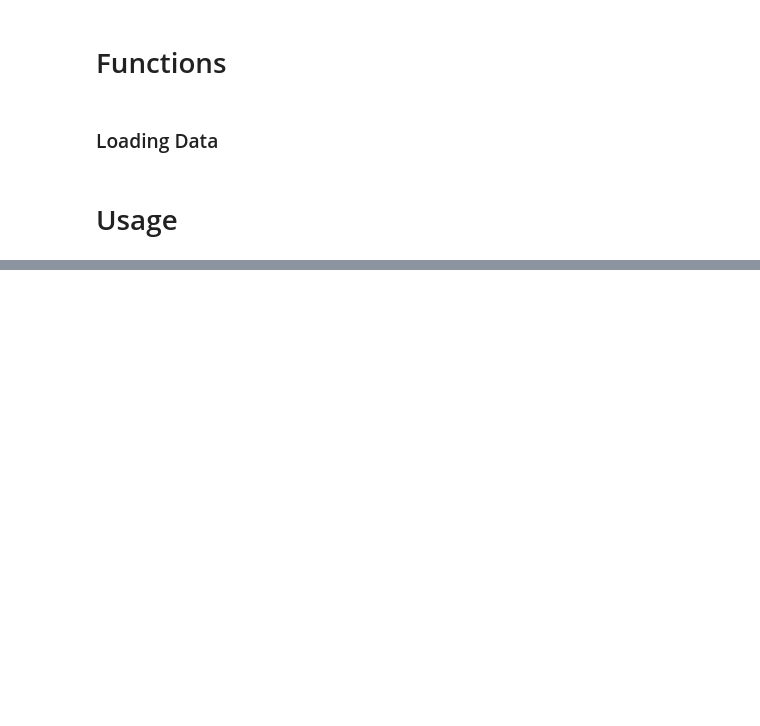
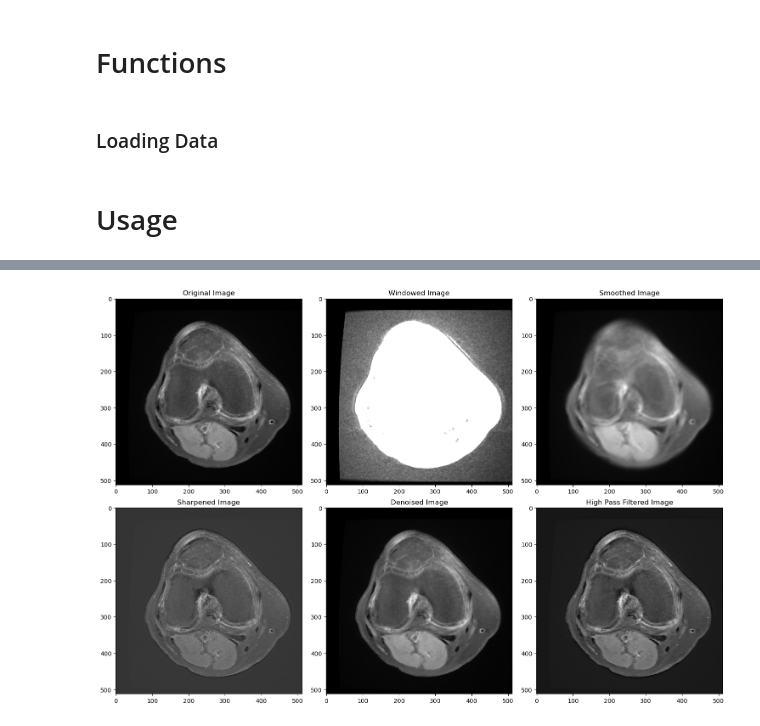
Before and after one commit to cln-Kafka/DICOM-Viewer, a Jupyter notebook: Additional/image_enhancement.ipynb, the cells around one changed output, grey strips where cells are left out. Saved outputs shown, nothing was run; the diff lists cells and outputs as text; code cells hidden in the pictures; blank space fills up the shorter version.

Commit message:
image_enhancement
window_leveling still not working
the rest of img_enhance is done

```diff
--- a/Additional/image_enhancement.ipynb
+++ b/Additional/image_enhancement.ipynb
@@ -161,13 +185,13 @@ image = windowed_image
 # %%
-# Apply sharpening
-sharpened_image = sharpen_image(dicom_image, .8)
-image = sharpened_image
+# # Apply sharpening
+# sharpened_image = sharpen_image(dicom_image, .8)
+# image = sharpened_image
 # %%
-# Apply sharpening
-smoothed_image = smooth_image(dicom_image, 1, 2)
-image = smoothed_image
+# # Apply sharpening
+# smoothed_image = smooth_image(dicom_image, 1, 2)
+# image = smoothed_image
 # %%
-# Apply noise reduction
-smoothed_image = reduce_noise(dicom_image, 'Median')
-image = smoothed_image
+# # Apply noise reduction
+# smoothed_image = reduce_noise(dicom_image, 'Median')
+# image = smoothed_image
 # %%
@@ -178,0 +203,31 @@ plt.show()
+# %%
+
+# Apply image enhancements
+windowed_image = apply_window(image, window_level=100, window_width=200)  # Adjust window level and width
+smoothed_image = smooth_image(image, sigma=2, strength=1.0)
+sharpened_image = sharpen_image(image, strength=1.5)
+denoised_image = reduce_noise(image, filter_type='Median', size=3)
+normalized_image = normalize_image(image)
+high_pass_filtered_image = high_pass_filter_cv(image, sigma=1.0, strength=1.5)
+
+# Plot the original and enhanced images
+fig, axes = plt.subplots(2, 3, figsize=(15, 10))
+
+axes[0, 0].imshow(image[image.shape[0] // 2], cmap='gray')
+axes[0, 0].set_title('Original Image')
+axes[0, 1].imshow(windowed_image[windowed_image.shape[0] // 2], cmap='gray')
+axes[0, 1].set_title('Windowed Image')
+axes[0, 2].imshow(smoothed_image[smoothed_image.shape[0] // 2], cmap='gray')
+axes[0, 2].set_title('Smoothed Image')
+
+axes[1, 0].imshow(sharpened_image[sharpened_image.shape[0] // 2], cmap='gray')
+axes[1, 0].set_title('Sharpened Image')
+axes[1, 1].imshow(denoised_image[denoised_image.shape[0] // 2], cmap='gray')
+axes[1, 1].set_title('Denoised Image')
+axes[1, 2].imshow(high_pass_filtered_image[high_pass_filtered_image.shape[0] // 2], cmap='gray')
+axes[1, 2].set_title('High Pass Filtered Image')
+
+plt.tight_layout()
+plt.show()
+# %% [output]
+[figure, added]
```
Also changed, not shown: parts of 7 cells of this notebook.
